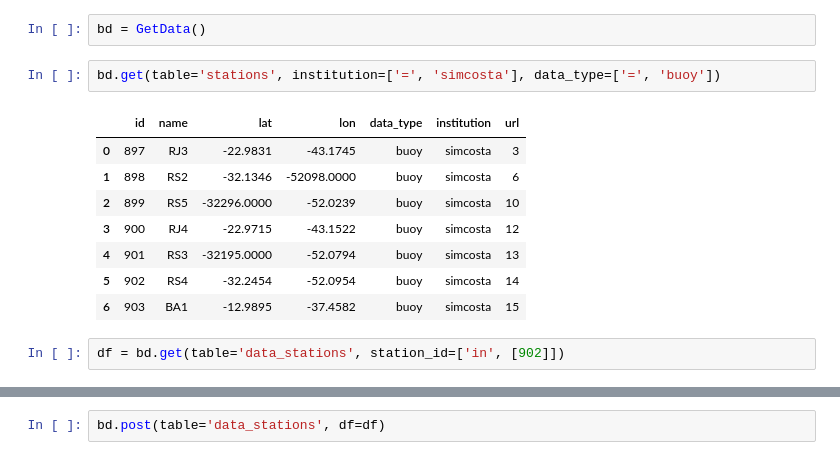
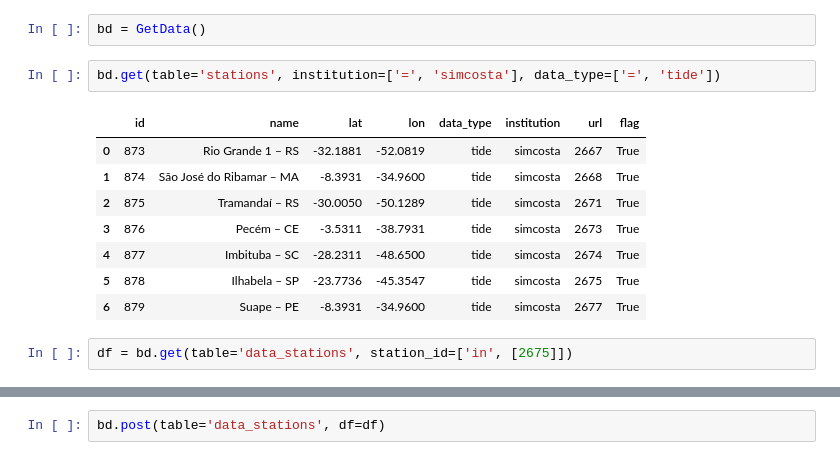
Before and after one commit to soutobias/oceanoobsbrasil, a Jupyter notebook: notebooks/simcosta.ipynb, the cells around one changed output, grey strips where cells are left out. Cells and saved outputs as stored; diff of their text form.

```diff
--- a/notebooks/simcosta.ipynb
+++ b/notebooks/simcosta.ipynb
@@ -12,18 +12,18 @@ from oceanoobsbrasil.db import GetData
 # %%
 bd = GetData()
 # %%
-bd.get(table='stations', institution=['=', 'simcosta'], data_type=['=', 'buoy'])
+bd.get(table='stations', institution=['=', 'simcosta'], data_type=['=', 'tide'])
 # %% [output]
-|  | id | name | lat | lon | data_type | institution | url |
-| 0 | 897 | RJ3 | -22.9831 | -43.1745 | buoy | simcosta | 3 |
-| 1 | 898 | RS2 | -32.1346 | -52098.0000 | buoy | simcosta | 6 |
-| 2 | 899 | RS5 | -32296.0000 | -52.0239 | buoy | simcosta | 10 |
-| 3 | 900 | RJ4 | -22.9715 | -43.1522 | buoy | simcosta | 12 |
-| 4 | 901 | RS3 | -32195.0000 | -52.0794 | buoy | simcosta | 13 |
-| 5 | 902 | RS4 | -32.2454 | -52.0954 | buoy | simcosta | 14 |
-| 6 | 903 | BA1 | -12.9895 | -37.4582 | buoy | simcosta | 15 |
+|  | id | name | lat | lon | data_type | institution | url | flag |
+| 0 | 873 | Rio Grande 1 – RS | -32.1881 | -52.0819 | tide | simcosta | 2667 | True |
+| 1 | 874 | São José do Ribamar – MA | -8.3931 | -34.9600 | tide | simcosta | 2668 | True |
+| 2 | 875 | Tramandaí – RS | -30.0050 | -50.1289 | tide | simcosta | 2671 | True |
+| 3 | 876 | Pecém – CE | -3.5311 | -38.7931 | tide | simcosta | 2673 | True |
+| 4 | 877 | Imbituba – SC | -28.2311 | -48.6500 | tide | simcosta | 2674 | True |
+| 5 | 878 | Ilhabela – SP | -23.7736 | -45.3547 | tide | simcosta | 2675 | True |
+| 6 | 879 | Suape – PE | -8.3931 | -34.9600 | tide | simcosta | 2677 | True |
 # %%
-df = bd.get(table='data_stations', station_id=['in', [902]])
+df = bd.get(table='data_stations', station_id=['in', [2675]])
 # %%
 df.shape
 # %% [output]
```
Also changed, not shown: parts of 6 cells of this notebook, 3 other files.
